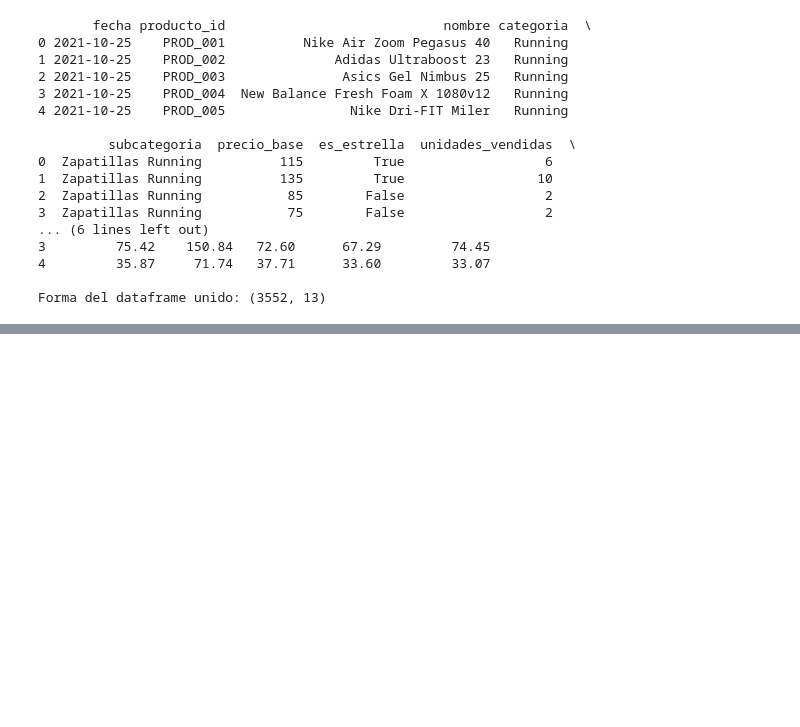
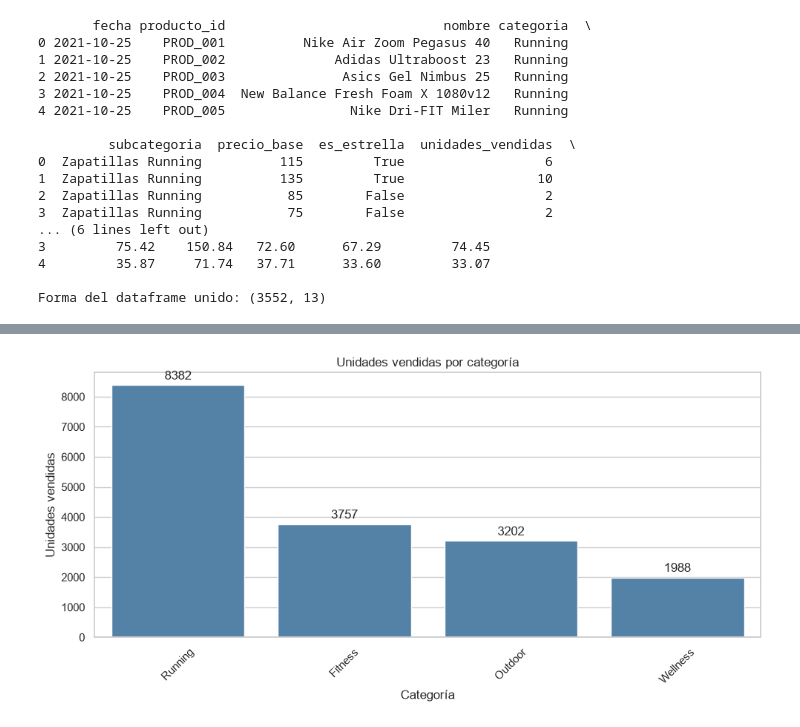
Before and after one commit to giralrez/Proyecto-Forecasting-retail-DS, a Jupyter notebook: notebooks/entrenamiento.ipynb, the cells around one changed output, grey strips where cells are left out. Cells and saved outputs as stored; diff of their text form; code cells hidden in the pictures; blank space fills up the shorter version.

```diff
--- a/notebooks/entrenamiento.ipynb
+++ b/notebooks/entrenamiento.ipynb
@@ -208,0 +351,20 @@ df.head()
+# %%
+# 3) Suma de unidades vendidas por categoría
+category_sales = df.groupby('categoria')['unidades_vendidas'].sum().sort_values(ascending=False).reset_index()
+
+plt.figure(figsize=(10, 5))
+sns.set_theme(style='whitegrid')
+ax = sns.barplot(data=category_sales, x='categoria', y='unidades_vendidas', color='steelblue')
+
+# Agregar etiquetas de datos en cada barra
+for container in ax.containers:
+    ax.bar_label(container, fmt='%d', padding=3)
+
+plt.title('Unidades vendidas por categoría')
+plt.xlabel('Categoría')
+plt.ylabel('Unidades vendidas')
+plt.xticks(rotation=45)
+plt.tight_layout()
+plt.show()
+# %% [output]
+[figure, added]
```
Also changed, not shown: parts of 8 cells of this notebook.
